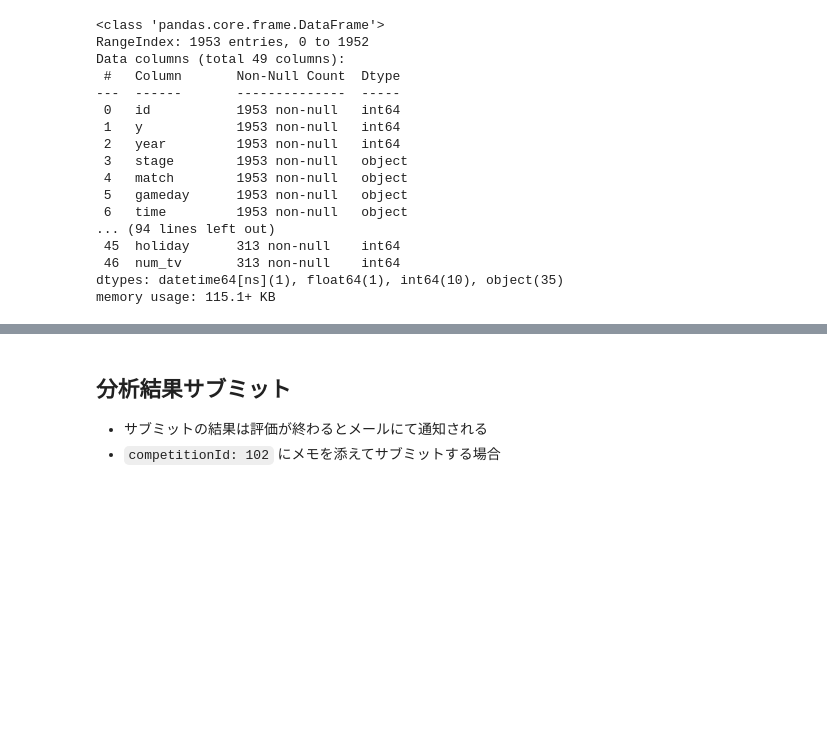
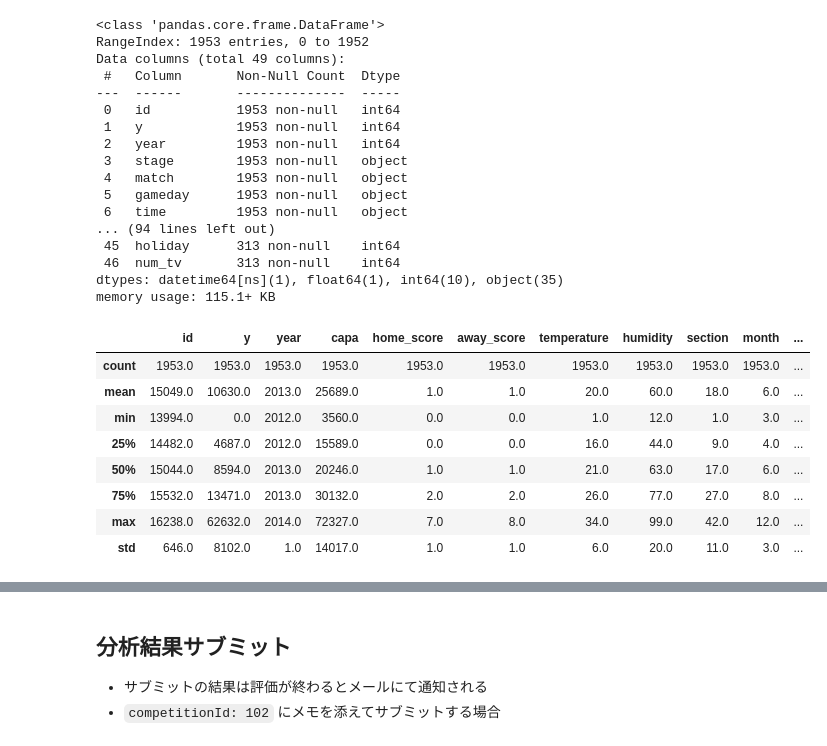
Before and after one commit to abaziri/signate-Jleague, a Jupyter notebook: tutorials/SIGNATE_Tutorial_for_Colaboratory.ipynb, the cells around one changed output, grey strips where cells are left out. Cells and saved outputs as stored; diff of their text form; code cells hidden in the pictures; blank space fills up the shorter version.

```diff
--- a/tutorials/SIGNATE_Tutorial_for_Colaboratory.ipynb
+++ b/tutorials/SIGNATE_Tutorial_for_Colaboratory.ipynb
@@ -469,3 +400,15 @@ Data columns (total 49 columns):
  46  num_tv       313 non-null    int64
 dtypes: datetime64[ns](1), float64(1), int64(10), object(35)
 memory usage: 115.1+ KB
+# %%
+full_train.describe().round()
+# %% [output]
+|  | id | y | year | capa | home_score | away_score | temperature | humidity | section | month | ... |
+| count | 1953.0 | 1953.0 | 1953.0 | 1953.0 | 1953.0 | 1953.0 | 1953.0 | 1953.0 | 1953.0 | 1953.0 | ... |
+| mean | 15049.0 | 10630.0 | 2013.0 | 25689.0 | 1.0 | 1.0 | 20.0 | 60.0 | 18.0 | 6.0 | ... |
+| min | 13994.0 | 0.0 | 2012.0 | 3560.0 | 0.0 | 0.0 | 1.0 | 12.0 | 1.0 | 3.0 | ... |
+| 25% | 14482.0 | 4687.0 | 2012.0 | 15589.0 | 0.0 | 0.0 | 16.0 | 44.0 | 9.0 | 4.0 | ... |
+| 50% | 15044.0 | 8594.0 | 2013.0 | 20246.0 | 1.0 | 1.0 | 21.0 | 63.0 | 17.0 | 6.0 | ... |
+| 75% | 15532.0 | 13471.0 | 2013.0 | 30132.0 | 2.0 | 2.0 | 26.0 | 77.0 | 27.0 | 8.0 | ... |
+| max | 16238.0 | 62632.0 | 2014.0 | 72327.0 | 7.0 | 8.0 | 34.0 | 99.0 | 42.0 | 12.0 | ... |
+| std | 646.0 | 8102.0 | 1.0 | 14017.0 | 1.0 | 1.0 | 6.0 | 20.0 | 11.0 | 3.0 | ... |
```
Also changed, not shown: parts of 21 cells of this notebook.
